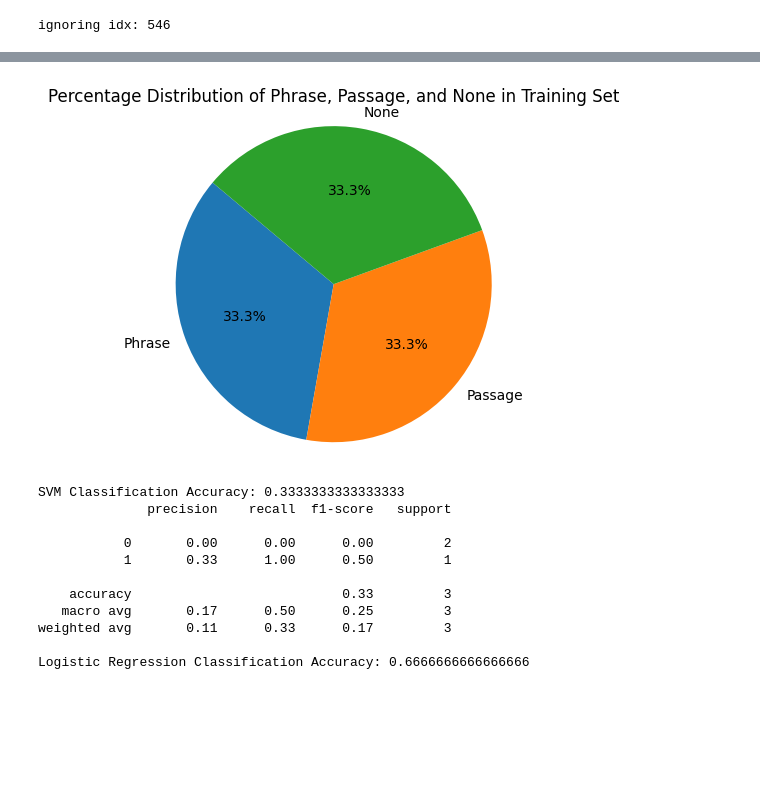
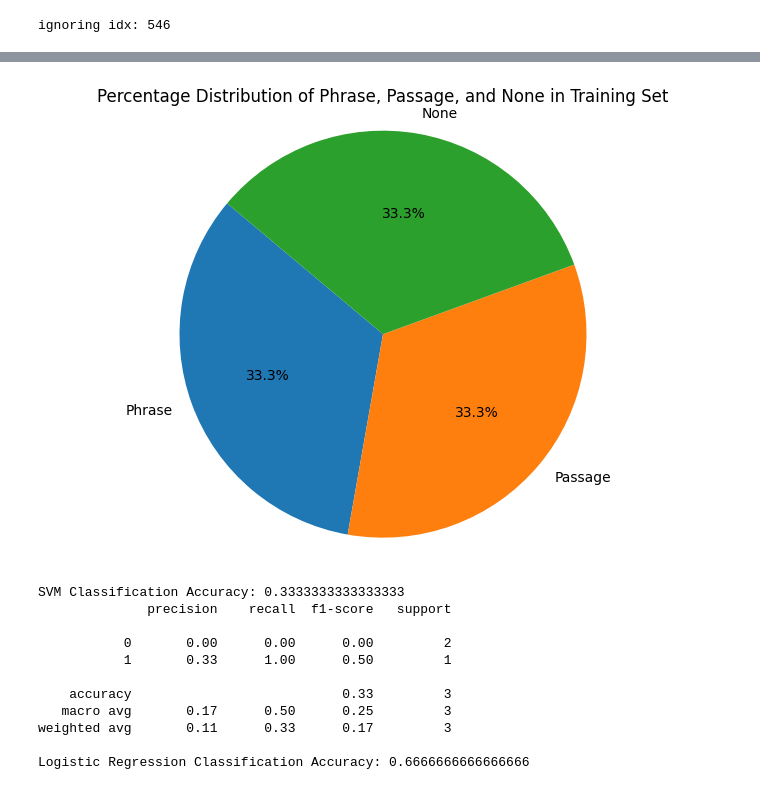
Before and after one commit to ashedrack/7120CEM_Clickbait-Spoiling-Challenge, a Jupyter notebook: notebooks/ML_Solutions_7120CEM .ipynb, the cells around one changed output, grey strips where cells are left out. Saved outputs shown, nothing was run; the diff lists cells and outputs as text; code cells hidden in the pictures; blank space fills up the shorter version.

```diff
--- a/notebooks/ML_Solutions_7120CEM .ipynb
+++ b/notebooks/ML_Solutions_7120CEM .ipynb
@@ -259,19 +259,47 @@ def flatten_data(data, change_multi=True):
 flattened_train_data = flatten_data(data=clean_train_data, change_multi=True)
 flattened_val_data = flatten_data(data=clean_val_data, change_multi=True)
 # %%
+
+# flattened data distribution Barplot
+flattened_train_data = [
+    {'uuid': '1', 'targetParagraphId': 0, 'postText': 'post1', 'targetTitle': 'title1', 'targetParagraph': 'paragraph1', 'spoilerType': 'phrase'},
+    {'uuid': '2', 'targetParagraphId': 1, 'postText': 'post2', 'targetTitle': 'title2', 'targetParagraph': 'paragraph2', 'spoilerType': 'passage'},
+    {'uuid': '3', 'targetParagraphId': 2, 'postText': 'post3', 'targetTitle': 'title3', 'targetParagraph': 'paragraph3', 'spoilerType': None},
+]
+
+flattened_val_data = [
+    {'uuid': '4', 'targetParagraphId': 0, 'postText': 'post4', 'targetTitle': 'title4', 'targetParagraph': 'paragraph4', 'spoilerType': 'passage'},
+    {'uuid': '5', 'targetParagraphId': 1, 'postText': 'post5', 'targetTitle': 'title5', 'targetParagraph': 'paragraph5', 'spoilerType': 'phrase'},
+    {'uuid': '6', 'targetParagraphId': 2, 'postText': 'post6', 'targetTitle': 'title6', 'targetParagraph': 'paragraph6', 'spoilerType': 'phrase'},
+]
+
 # flattened data distribution
-
 distribution_df = pd.DataFrame(columns=["Data", "Type", "Count"], data={
-    "Data":['All', 'All', 'Phrase', 'Phrase', 'Passage', 'Passage', 'None', 'None'],
+    "Data": ['All', 'All', 'Phrase', 'Phrase', 'Passage', 'Passage', 'None', 'None'],
     "Count": [len(flattened_train_data),
               len(flattened_val_data),
               len([_x for _x in flattened_train_data if _x['spoilerType'] == 'phrase']),
               len([_x for _x in flattened_val_data if _x['spoilerType'] == 'phrase']),
               len([_x for _x in flattened_train_data if _x['spoilerType'] == 'passage']),
               len([_x for _x in flattened_val_data if _x['spoilerType'] == 'passage']),
-              len([_x for _x in flattened_train_data if _x['spoilerType'] == None]),
-              len([_x for _x in flattened_val_data if _x['spoilerType'] == None])],
+              len([_x for _x in flattened_train_data if _x['spoilerType'] is None]),
+              len([_x for _x in flattened_val_data if _x['spoilerType'] is None])],
     "Type": ['Train', 'Val', 'Train', 'Val', 'Train', 'Val', 'Train', 'Val']
 })
-sns.barplot(distribution_df, x="Data" , y="Count", hue="Type")
+
+# Plotting
+plt.figure(figsize=(7, 5))
+
+# Barplot
+sns.barplot(data=distribution_df, x="Data", y="Count", hue="Type", palette="Set2")
+
+# Adjust plot labels and title
+plt.xlabel('Data Type')
+plt.ylabel('Count')
+plt.title('Distribution of Flattened Data Types')
+plt.legend(title='Dataset')
+
+# Show plot
+plt.tight_layout()
+plt.show()
 # %% [output]
@@ -326,20 +307,20 @@ plt.show()
 # %%
 # flattened data distribution Pie chart
-plt.figure(figsize=(5, 4))
+plt.figure(figsize=(7, 5))
 
 # Filter data for pie chart
 pie_data = distribution_df[distribution_df['Data'].isin(['Phrase', 'Passage', 'None'])]
 
 # Plotting pie chart
 plt.pie(pie_data[pie_data['Type'] == 'Train']['Count'], labels=pie_data[pie_data['Type'] == 'Train']['Data'], autopct='%1.1f%%', startangle=140)
 plt.title('Percentage Distribution of Phrase, Passage, and None in Training Set')
 
 # Show plot
 plt.tight_layout()
 plt.axis('equal')  # Equal aspect ratio ensures that pie is drawn as a circle.
 plt.show()
 # %% [output]
-[figure, old version]
+[figure, new version]
 # %%
 # prepare classification data
 def prepare_classification_data(flattened_data, undersample_ratio=1.0):
```
Also changed, not shown: parts of 3 cells of this notebook.
